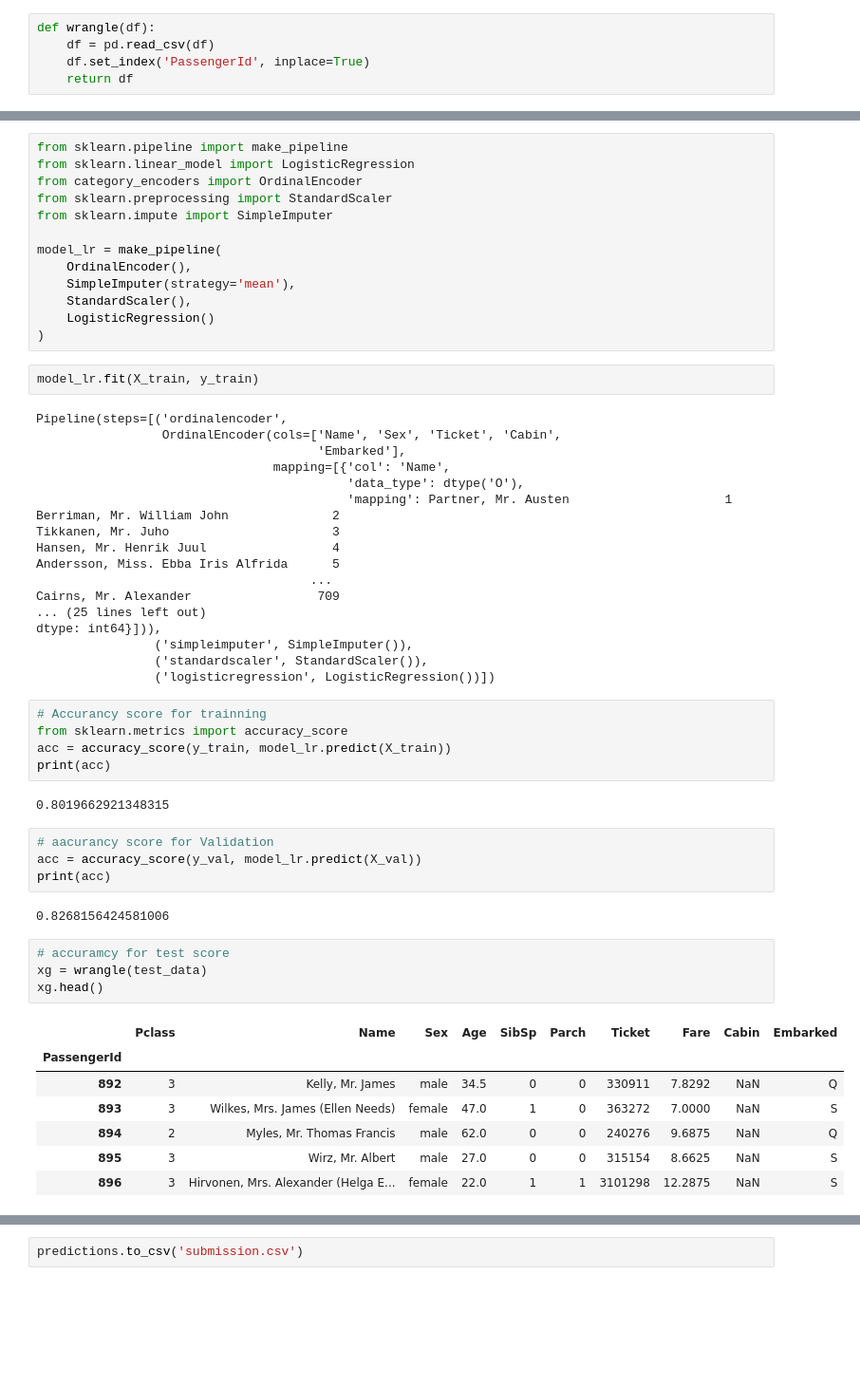
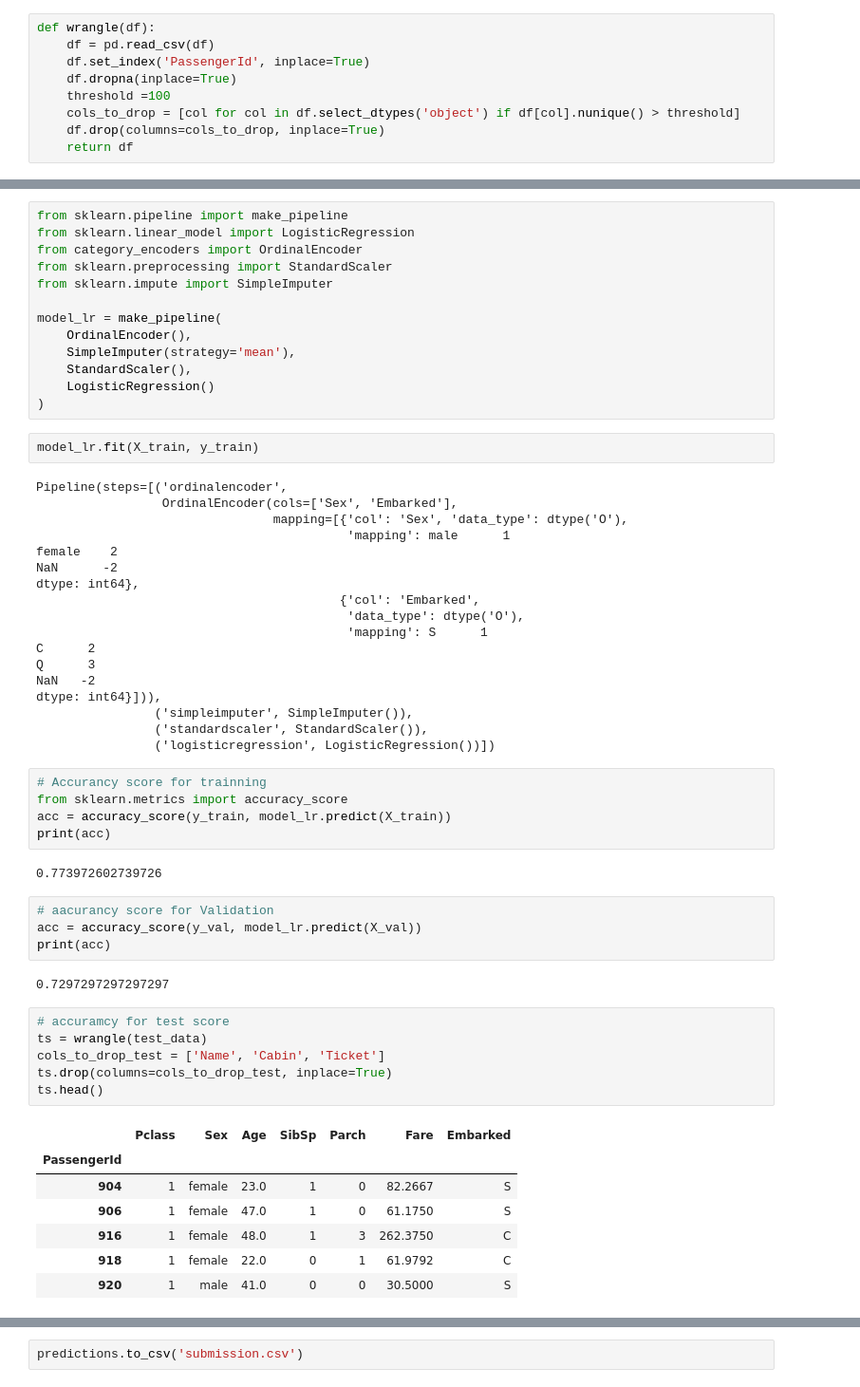
Before and after one commit to ayebaishmo/Titanic_survival, a Jupyter notebook: titanic.ipynb, the cells around one changed output, grey strips where cells are left out. Shown at 95% size. Saved outputs shown, nothing was run; the diff lists cells and outputs as text; blank space fills up the shorter version.

```diff
--- a/titanic.ipynb
+++ b/titanic.ipynb
@@ -8,6 +8,10 @@ test_data = 'C:/Users/ISHMO_CT/Downloads/my-projects/Titanic_survival/titanic/te
 def wrangle(df):
     df = pd.read_csv(df)
     df.set_index('PassengerId', inplace=True)
+    df.dropna(inplace=True)
+    threshold =100
+    cols_to_drop = [col for col in df.select_dtypes('object') if df[col].nunique() > threshold]
+    df.drop(columns=cols_to_drop, inplace=True)
     return df
 # %%
 df = wrangle(train_data)
@@ -51,18 +55,18 @@ model_lr = make_pipeline(
 model_lr.fit(X_train, y_train)
 # %% [output]
 Pipeline(steps=[('ordinalencoder',
-                 OrdinalEncoder(cols=['Name', 'Sex', 'Ticket', 'Cabin',
-                                      'Embarked'],
-                                mapping=[{'col': 'Name',
+                 OrdinalEncoder(cols=['Sex', 'Embarked'],
+                                mapping=[{'col': 'Sex', 'data_type': dtype('O'),
+                                          'mapping': male      1
+female    2
+NaN      -2
+dtype: int64},
+                                         {'col': 'Embarked',
                                           'data_type': dtype('O'),
-                                          'mapping': Partner, Mr. Austen                     1
-Berriman, Mr. William John              2
-Tikkanen, Mr. Juho                      3
-Hansen, Mr. Henrik Juul                 4
-Andersson, Miss. Ebba Iris Alfrida      5
-                                     ...
-Cairns, Mr. Alexander                 709
-... (25 lines left out)
+                                          'mapping': S      1
+C      2
+Q      3
+NaN   -2
 dtype: int64}])),
                 ('simpleimputer', SimpleImputer()),
                 ('standardscaler', StandardScaler()),
@@ -73,23 +77,25 @@ from sklearn.metrics import accuracy_score
 acc = accuracy_score(y_train, model_lr.predict(X_train))
 print(acc)
 # %% [output]
-0.8019662921348315
+0.773972602739726
 # %%
 # aacurancy score for Validation
 acc = accuracy_score(y_val, model_lr.predict(X_val))
 print(acc)
 # %% [output]
-0.8268156424581006
+0.7297297297297297
 # %%
 # accuramcy for test score
-xg = wrangle(test_data)
-xg.head()
+ts = wrangle(test_data)
+cols_to_drop_test = ['Name', 'Cabin', 'Ticket']
+ts.drop(columns=cols_to_drop_test, inplace=True)
+ts.head()
 # %% [output]
-|  | Pclass | Name | Sex | Age | SibSp | Parch | Ticket | Fare | Cabin | Embarked |
-| PassengerId |  |  |  |  |  |  |  |  |  |  |
-| 892 | 3 | Kelly, Mr. James | male | 34.5 | 0 | 0 | 330911 | 7.8292 | NaN | Q |
-| 893 | 3 | Wilkes, Mrs. James (Ellen Needs) | female | 47.0 | 1 | 0 | 363272 | 7.0000 | NaN | S |
-| 894 | 2 | Myles, Mr. Thomas Francis | male | 62.0 | 0 | 0 | 240276 | 9.6875 | NaN | Q |
-| 895 | 3 | Wirz, Mr. Albert | male | 27.0 | 0 | 0 | 315154 | 8.6625 | NaN | S |
-| 896 | 3 | Hirvonen, Mrs. Alexander (Helga E... | female | 22.0 | 1 | 1 | 3101298 | 12.2875 | NaN | S |
+|  | Pclass | Sex | Age | SibSp | Parch | Fare | Embarked |
+| PassengerId |  |  |  |  |  |  |  |
+| 904 | 1 | female | 23.0 | 1 | 0 | 82.2667 | S |
+| 906 | 1 | female | 47.0 | 1 | 0 | 61.1750 | S |
+| 916 | 1 | female | 48.0 | 1 | 3 | 262.3750 | C |
+| 918 | 1 | female | 22.0 | 0 | 1 | 61.9792 | C |
+| 920 | 1 | male | 41.0 | 0 | 0 | 30.5000 | S |
 # %%
```
Also changed, not shown: parts of 3 cells of this notebook.
